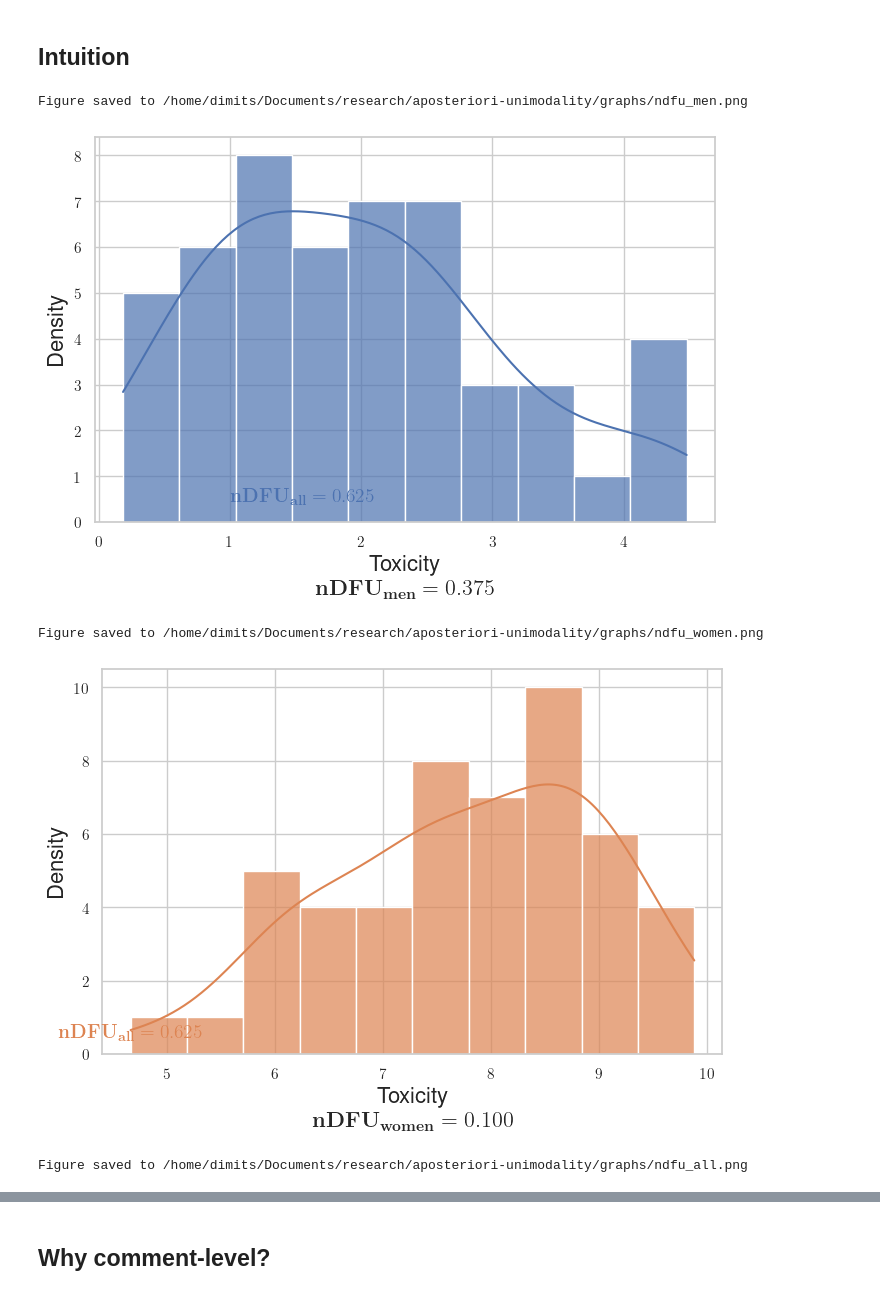
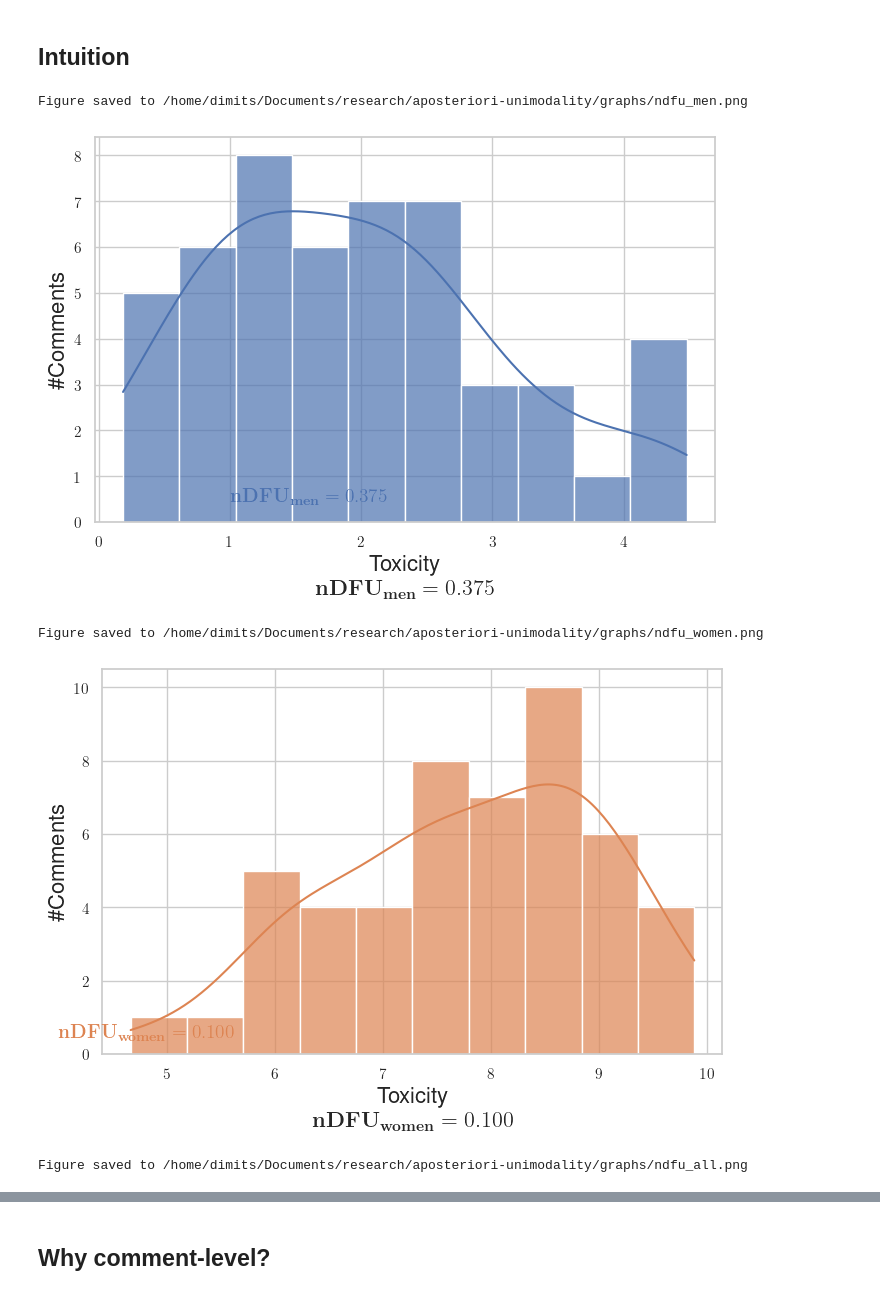
Before and after one commit to dimits-ts/aposteriori-unimodality, a Jupyter notebook: notebooks/explanation.ipynb, the cells around one changed output, grey strips where cells are left out. Drawn from its saved outputs; the diff is of its cells as text; code cells hidden in the pictures.

Commit message:
fix explanation plot yaxis labels

```diff
--- a/notebooks/explanation.ipynb
+++ b/notebooks/explanation.ipynb
@@ -80,36 +80,36 @@ for data, label, color, ndfu_value, type_str, x_text, y_text, filename in zip(
     type_strs,
     x_values,
     y_values,
     filenames,
 ):
     plt.figure(figsize=(8, 5))
     sns.histplot(
         data,
         bins=bins,
         kde=True,
         alpha=0.7,
         color=color,
         label=label,
     )
 
     math_text = f"$\\mathbf{{nDFU_{{{type_str}}}}}={ndfu_value:.3f}$"
     plt.text(
         x_text,
         y_text,
-        text,
+        math_text,
         color=color,
         weight="bold",
         fontsize=LESSER_LABEL_SIZE,
     )
 
     plt.xlabel(f"Toxicity\n{math_text}", fontsize=LABEL_SIZE)
-    plt.ylabel("Density", fontsize=LABEL_SIZE)
+    plt.ylabel("\#Comments", fontsize=LABEL_SIZE)
 
     tasks.graphs.save_plot(GRAPH_DIR / filename)
     plt.show()
 # %% [output]
 Figure saved to /home/dimits/Documents/research/aposteriori-unimodality/graphs/ndfu_men.png
-[figure, old version]
+[figure, new version]
 Figure saved to /home/dimits/Documents/research/aposteriori-unimodality/graphs/ndfu_women.png
-[figure, old version]
+[figure, new version]
 Figure saved to /home/dimits/Documents/research/aposteriori-unimodality/graphs/ndfu_all.png
```
Also changed, not shown: parts of 3 cells of this notebook, 9 other files.
